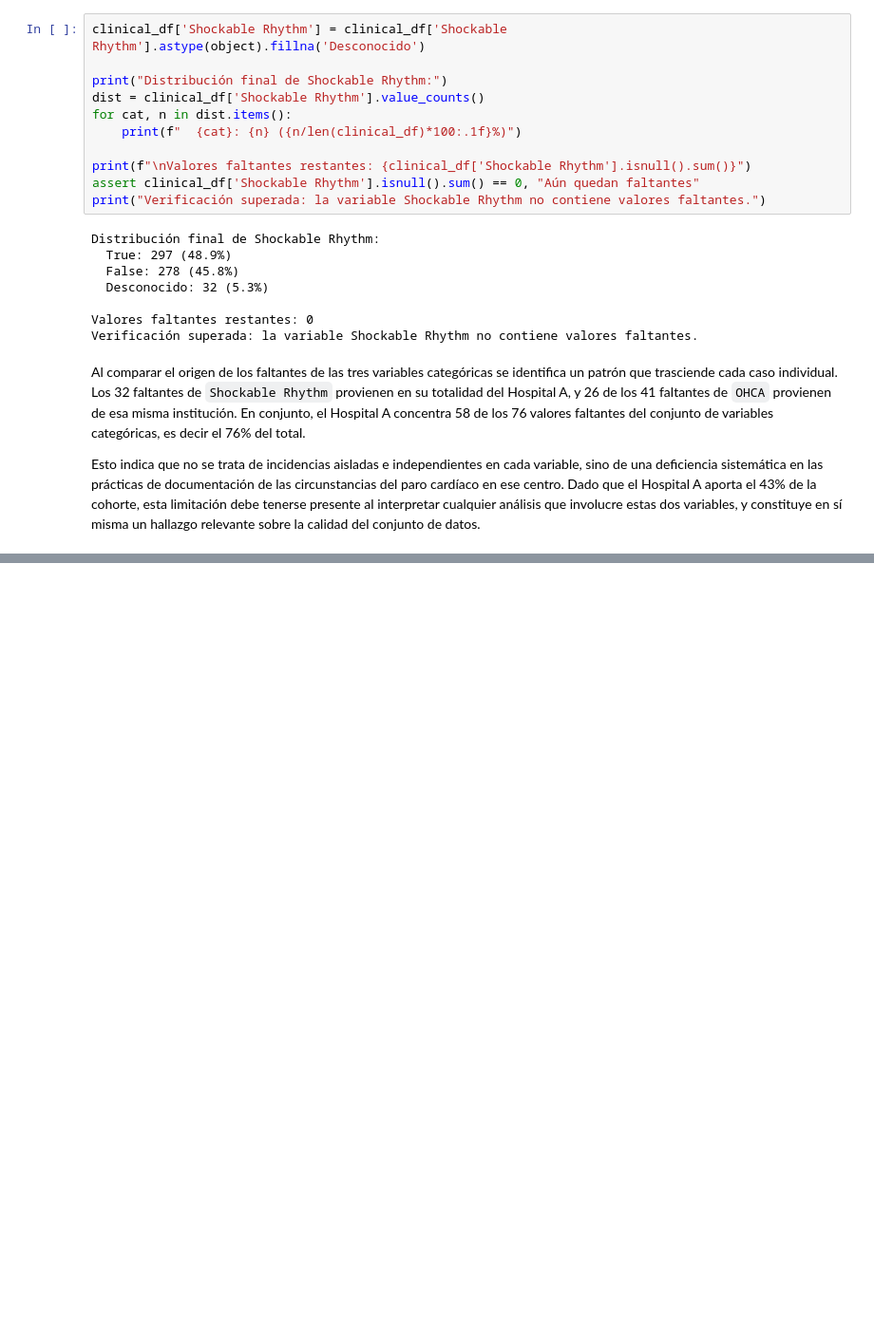
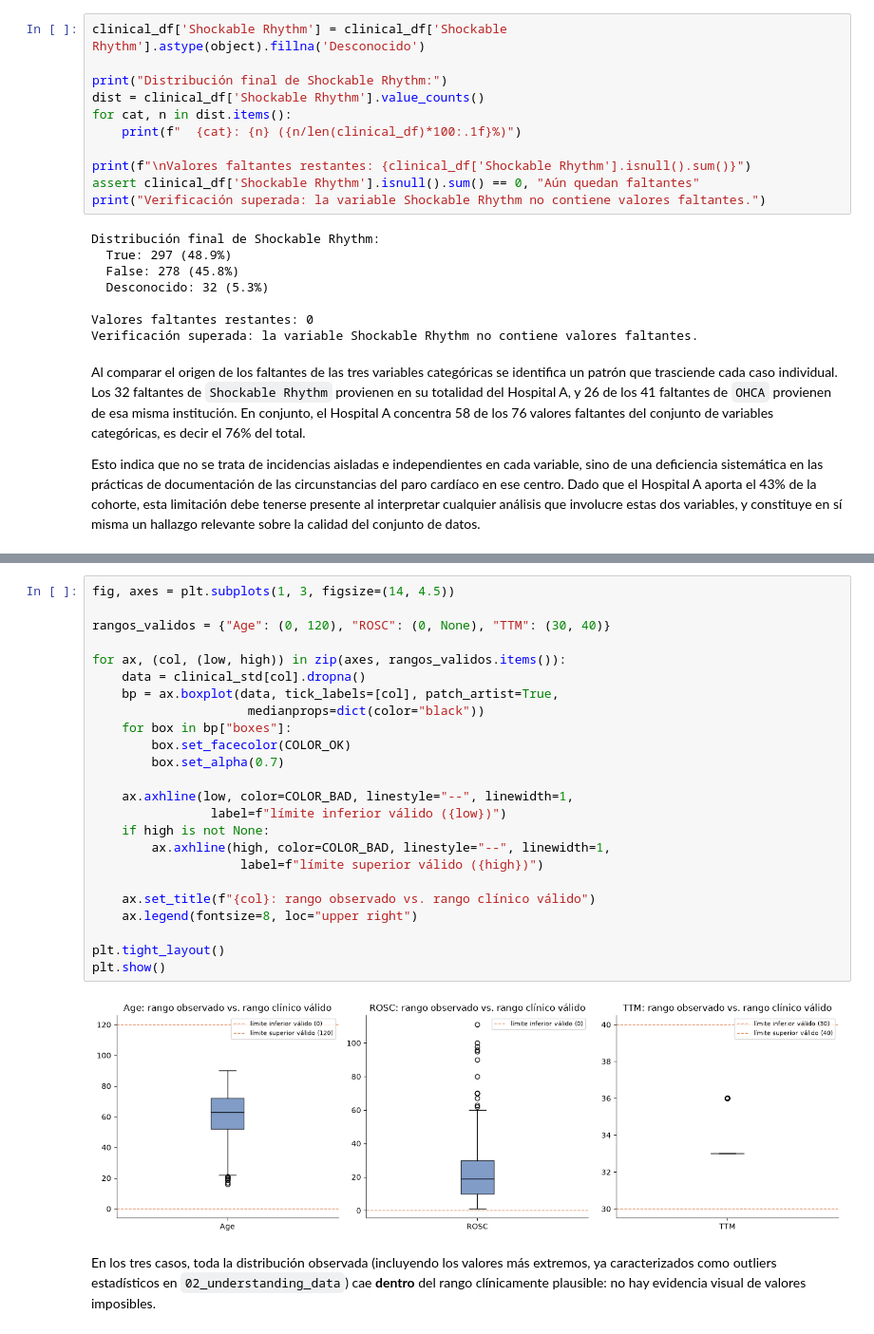
Before and after one commit to AlejandraJaramillo19/mlda-project_, a Jupyter notebook: notebooks/03_data_preparation/03_data_preparation.ipynb, the cells around one changed output, grey strips where cells are left out. Shown at 95% size. Drawn from its saved outputs; the diff is of its cells as text; blank space fills up the shorter version.

```diff
--- a/notebooks/03_data_preparation/03_data_preparation.ipynb
+++ b/notebooks/03_data_preparation/03_data_preparation.ipynb
@@ -1510,0 +1788,31 @@ En la selección de datos, reflexione sobre las variables que son realmente rele
+# %%
+fig, axes = plt.subplots(1, 3, figsize=(14, 4.5))
+
+rangos_validos = {"Age": (0, 120), "ROSC": (0, None), "TTM": (30, 40)}
+
+for ax, (col, (low, high)) in zip(axes, rangos_validos.items()):
+    data = clinical_std[col].dropna()
+    bp = ax.boxplot(data, tick_labels=[col], patch_artist=True,
+                     medianprops=dict(color="black"))
+    for box in bp["boxes"]:
+        box.set_facecolor(COLOR_OK)
+        box.set_alpha(0.7)
+
+    ax.axhline(low, color=COLOR_BAD, linestyle="--", linewidth=1,
+                label=f"límite inferior válido ({low})")
+    if high is not None:
+        ax.axhline(high, color=COLOR_BAD, linestyle="--", linewidth=1,
+                    label=f"límite superior válido ({high})")
+
+    ax.set_title(f"{col}: rango observado vs. rango clínico válido")
+    ax.legend(fontsize=8, loc="upper right")
+
+plt.tight_layout()
+plt.show()
+# %% [output]
+[figure, added]
+# %% [markdown]
+En los tres casos, toda la distribución observada (incluyendo los valores
+más extremos, ya caracterizados como outliers estadísticos en
+`02_understanding_data`) cae **dentro** del rango clínicamente plausible: no
+hay evidencia visual de valores imposibles.
```
Also changed, not shown: parts of 72 cells of this notebook.
